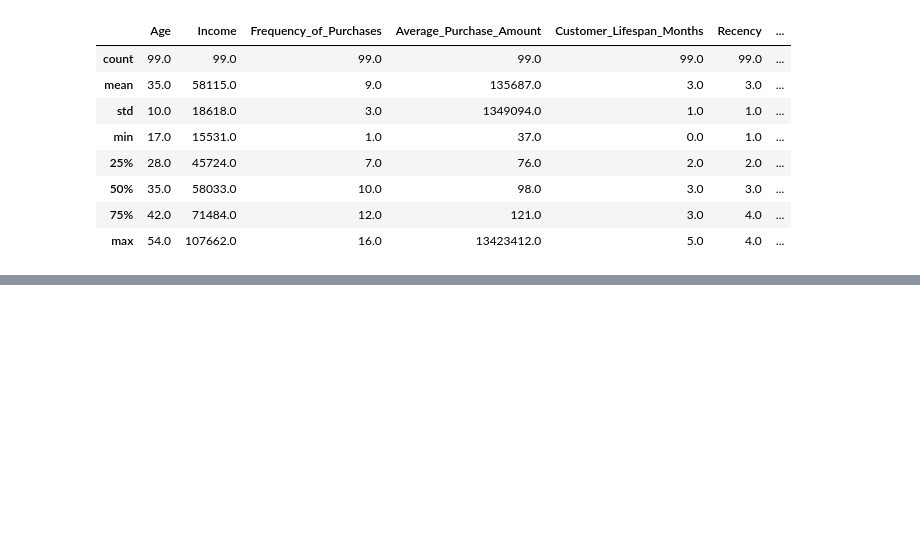
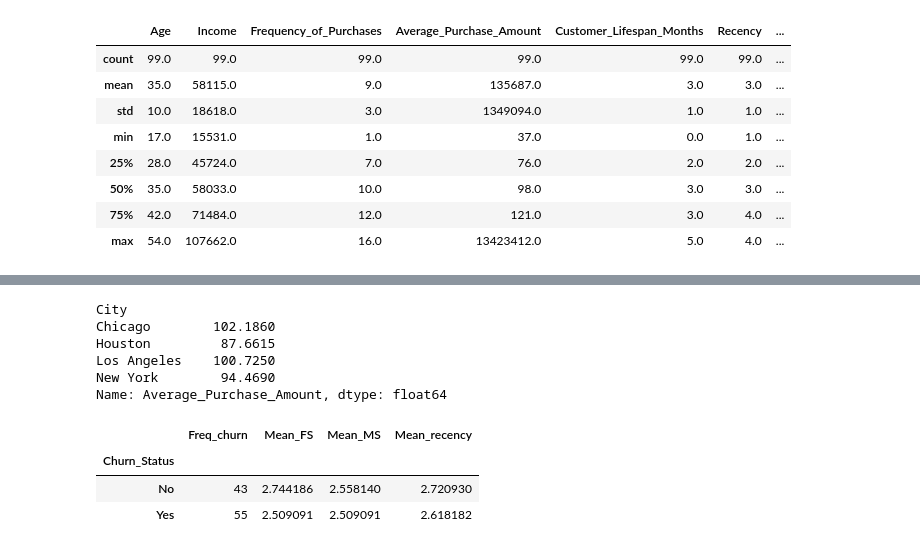
Before and after one commit to nsn-mah6/data_analysis_Beginnning, a Jupyter notebook: data_analysis.ipynb, the cells around one changed output, grey strips where cells are left out. Drawn from its saved outputs; the diff is of its cells as text; code cells hidden in the pictures; blank space fills up the shorter version.

```diff
--- a/data_analysis.ipynb
+++ b/data_analysis.ipynb
@@ -411,0 +426,25 @@ round(final_data.describe())
+# %%
+city_purchase_amount = final_data.groupby('City')['Average_Purchase_Amount'].median()
+city_purchase_amount
+# %% [output]
+City
+Chicago        102.1860
+Houston         87.6615
+Los Angeles    100.7250
+New York        94.4690
+Name: Average_Purchase_Amount, dtype: float64
+# %%
+pivot_table = final_data.pivot_table(index = 'Churn_Status',
+                                     values = ['Recency', 'Frequency_Score', 'Monetary_Score'],
+                                     aggfunc = {'Recency':'mean', 'Frequency_Score':'mean', 'Monetary_Score':'mean', 'Churn_Status':'count'})
+# %%
+pivot_table = pivot_table.rename(columns = {'Churn_Status':'Freq_churn',
+                                            'Recency':'Mean_recency',
+                                            'Frequency_Score':'Mean_FS', 'Monetary_Score':'Mean_MS'})
+# %%
+pivot_table
+# %% [output]
+|  | Freq_churn | Mean_FS | Mean_MS | Mean_recency |
+| Churn_Status |  |  |  |  |
+| No | 43 | 2.744186 | 2.558140 | 2.720930 |
+| Yes | 55 | 2.509091 | 2.509091 | 2.618182 |
```
Also changed, not shown: parts of 6 cells of this notebook.
